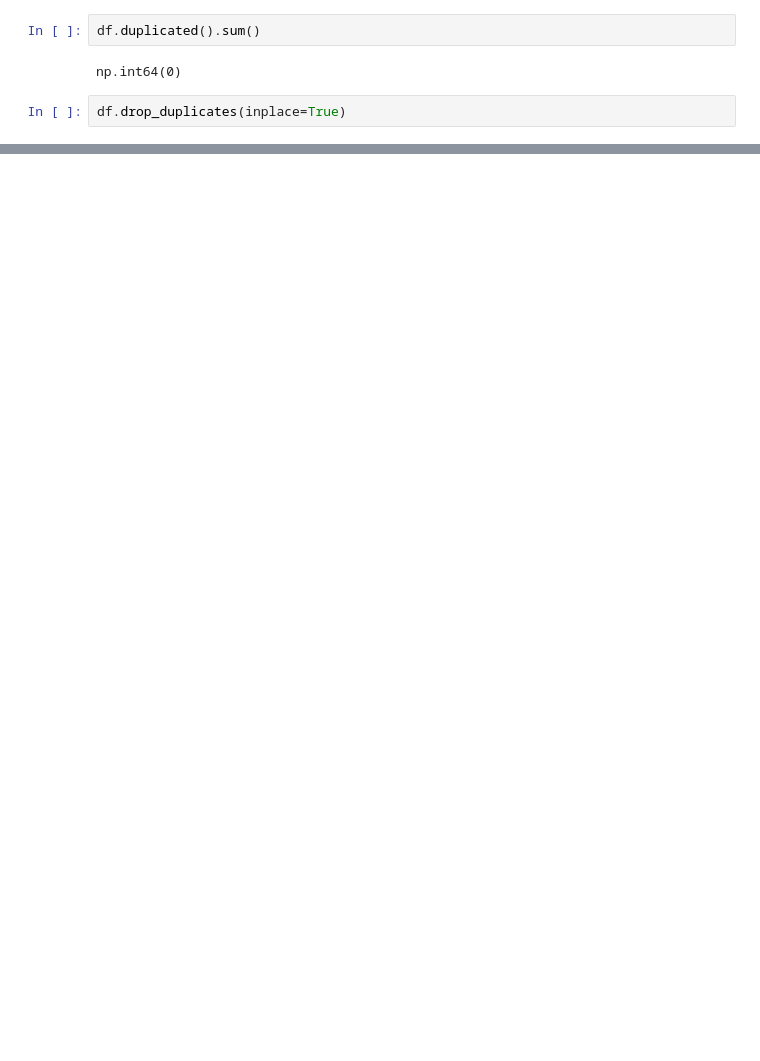
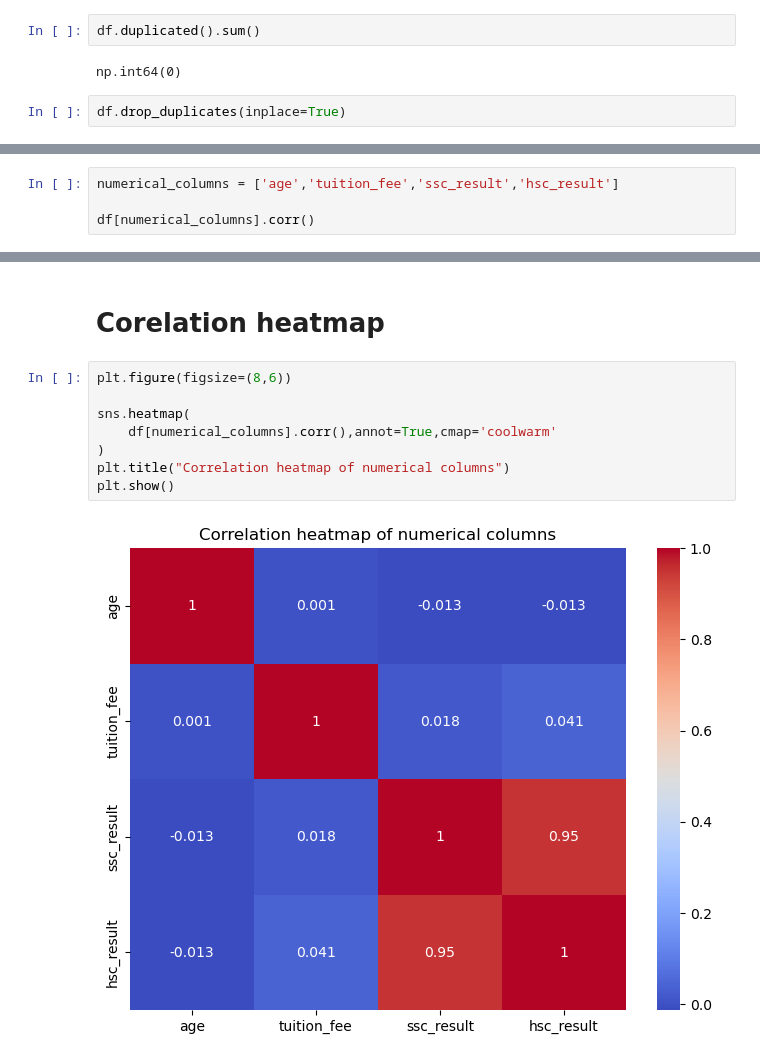
Before and after one commit to msanimfarhan/EndToEnd-MachineLearning, a Jupyter notebook: Ml-Pipeline.ipynb, the cells around one changed output, grey strips where cells are left out. Saved outputs shown, nothing was run; the diff lists cells and outputs as text; blank space fills up the shorter version.

```diff
--- a/Ml-Pipeline.ipynb
+++ b/Ml-Pipeline.ipynb
@@ -89,0 +99,4 @@ df.drop_duplicates(inplace=True)
+# %%
+numerical_columns = ['age','tuition_fee','ssc_result','hsc_result']
+
+df[numerical_columns].corr()
@@ -89,0 +109,12 @@ df.drop_duplicates(inplace=True)
+# %% [markdown]
+# Corelation heatmap
+# %%
+plt.figure(figsize=(8,6))
+
+sns.heatmap(
+    df[numerical_columns].corr(),annot=True,cmap='coolwarm'
+)
+plt.title("Correlation heatmap of numerical columns")
+plt.show()
+# %% [output]
+[figure, added]
```
Also changed, not shown: parts of 13 cells of this notebook.
